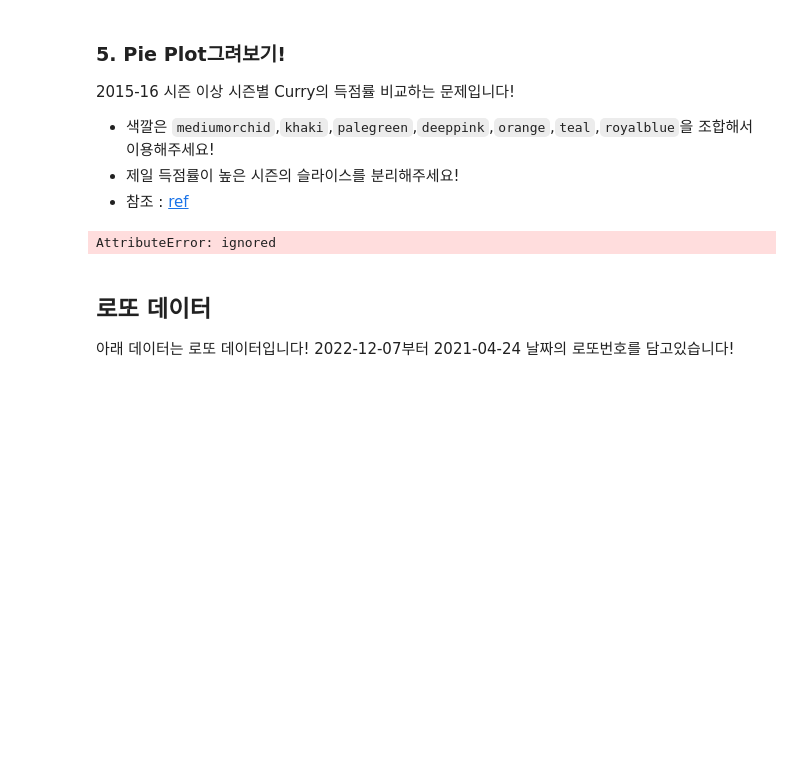
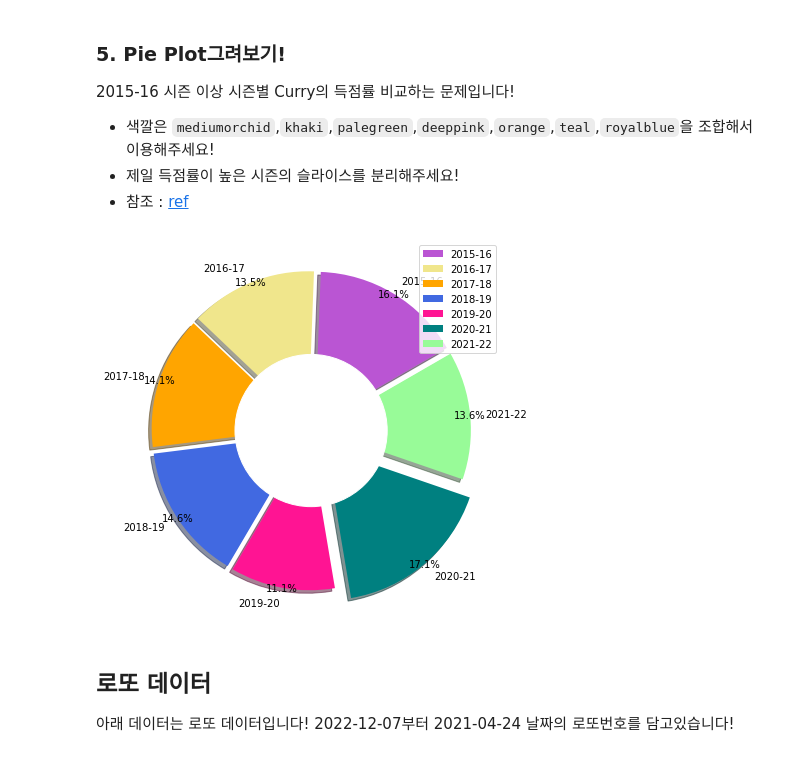
Before and after one commit to yula00/DAP_2022, a Jupyter notebook: lecture4.ipynb, the cells around one changed output. Cells and saved outputs as stored; diff of their text form; code cells hidden in the pictures; blank space fills up the shorter version.

```diff
--- a/lecture4.ipynb
+++ b/lecture4.ipynb
@@ -362,21 +362,23 @@ plt.show()
 - 제일 득점률이 높은 시즌의 슬라이스를 분리해주세요!
 - 참조 : [ref](https://matplotlib.org/stable/api/_as_gen/matplotlib.pyplot.pie.html)
 # %%
-seasonCount = df_players['season'].value_counts(normalize=True)
+seasonCount = Curry_data[Curry_data['age'] >= 28]
+
 # typeCount
 fig, ax = plt.subplots(figsize=(7,7))
 
-ax.pie(seasonCount, labels = seasonCount.index, autopct = '%.1f%%', startangle = 30,
-       colors = ['mediumorchid', 'khaki', 'orange', 'royalblue', 'deeppink', 'teal', 'palegreen'])
+ax.pie(seasonCount['pts'], shadow = True, labels = seasonCount['season'], autopct = '%.1f%%', startangle = 30,
+       colors = ['mediumorchid', 'khaki', 'orange', 'royalblue', 'deeppink', 'teal', 'palegreen'],
+       pctdistance = 1.0, explode=(0.05, 0.05, 0.05, 0.05, 0.05, 0.15, 0.05))
 ax.legend()
 
 #draw white circle in the middle
 centre_circle = plt.Circle((0,0),0.50,color='white')
 plt.gca().add_artist(centre_circle)
 
 plt.show()
 # %% [output]
-AttributeError: ignored
+[figure, added]
 # %% [markdown]
 ## 로또 데이터
 아래 데이터는 로또 데이터입니다! 2022-12-07부터 2021-04-24 날짜의 로또번호를 담고있습니다!
```
Also changed, not shown: parts of 4 cells of this notebook.
